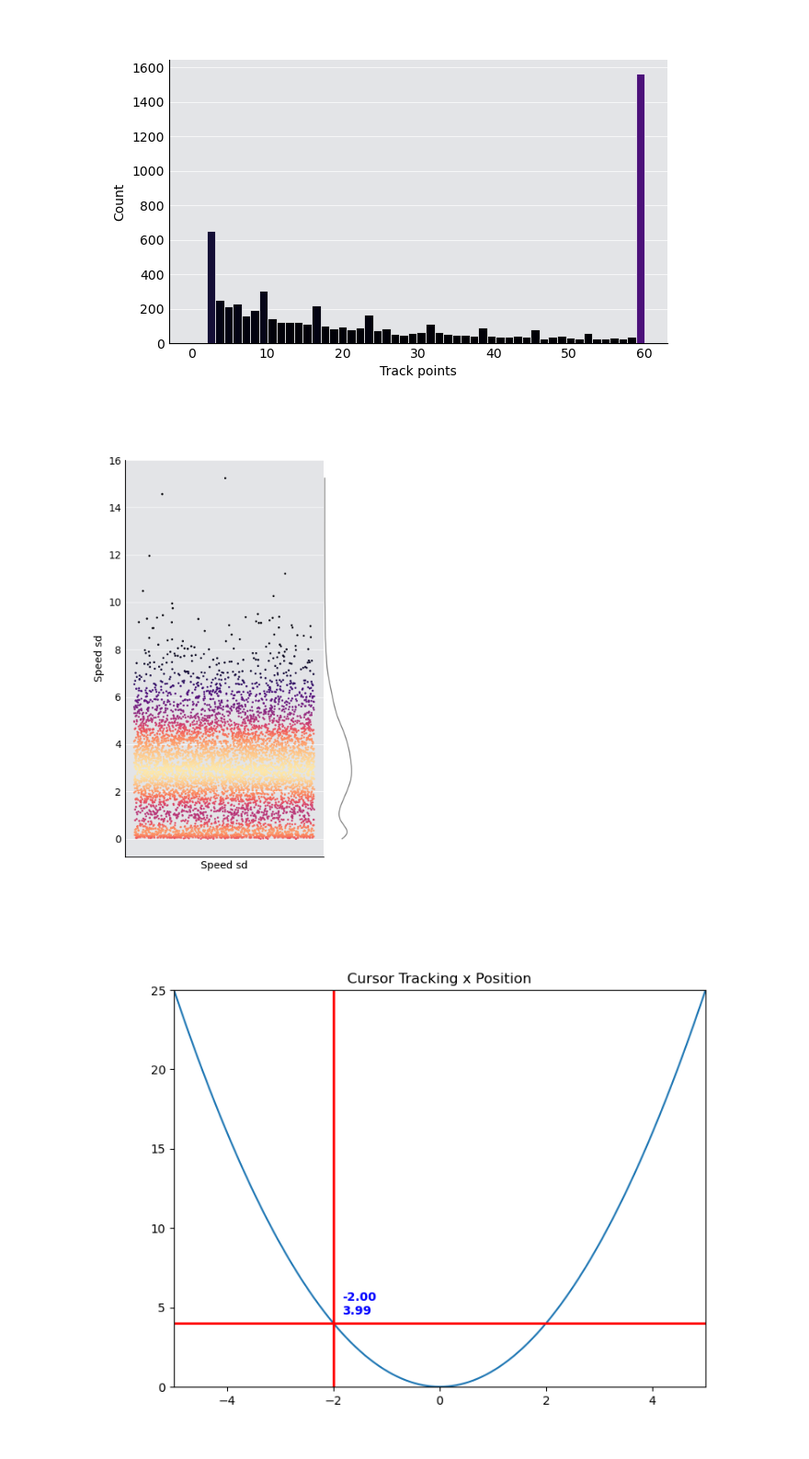
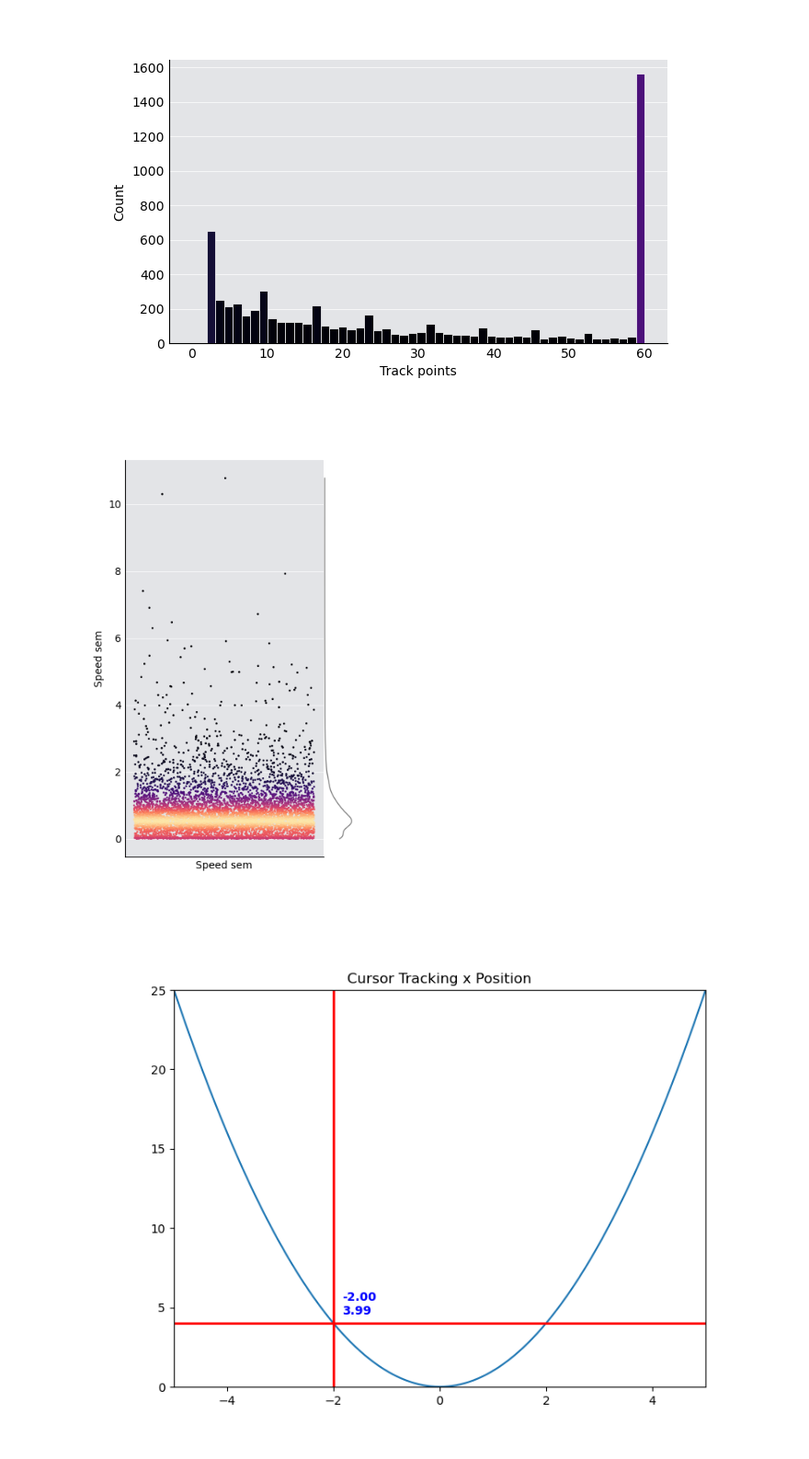
Before and after one commit to BranislavModriansky/Peregrin, a Jupyter notebook: lib/peregrin/Z_sketches/filter_computations.ipynb, the cells around one changed output. Shown at 92% size. Cells and saved outputs as stored; diff of their text form; code cells hidden in the pictures.

```diff
--- a/lib/peregrin/Z_sketches/filter_computations.ipynb
+++ b/lib/peregrin/Z_sketches/filter_computations.ipynb
@@ -538,35 +538,35 @@ def violin_span_selector(
 
     span = SpanSelector(
         ax,
         onselect,
         "vertical",
         useblit=True,
         interactive=True,
         drag_from_anywhere=True,
         props=dict(
             alpha=0.25,
             facecolor="#7E7EE9",
             zorder=4,
         ),
         handle_props=dict(
             lw=1.25,
             color="#002fff",
             zorder=99999,
         ),
     )
 
     # keep references alive so the widget survives across cells
     fig._span_selector = span
     violin_span_selector.selection = selection
 
     plt.show()
 
     return selection
 
 
-selection = violin_span_selector(df, metric="Speed sd")
+selection = violin_span_selector(df, metric="Speed sem")
 # %% [output]
-[figure, old version]
+[figure, new version]
 # %%
 import matplotlib.pyplot as plt
 import numpy as np
```
